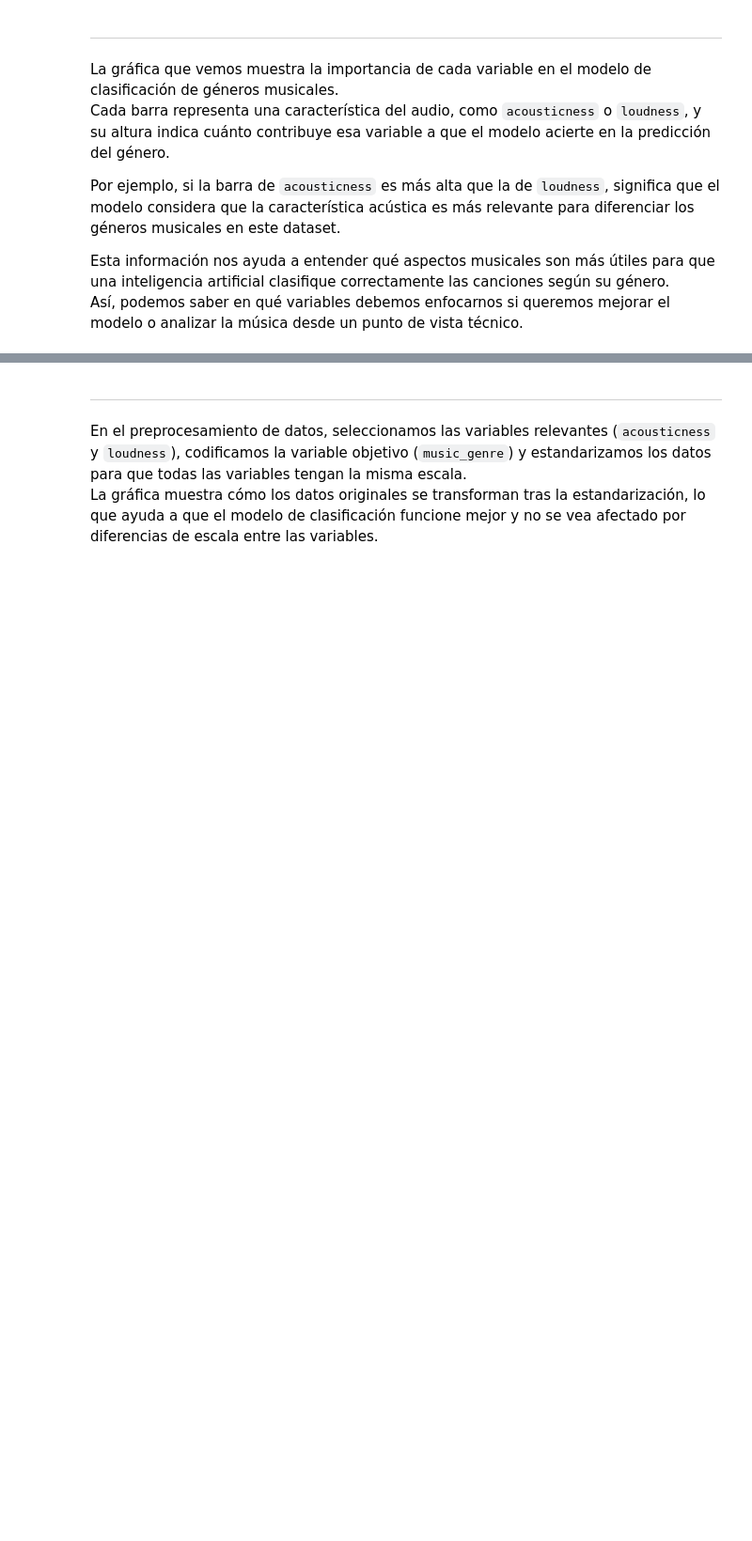
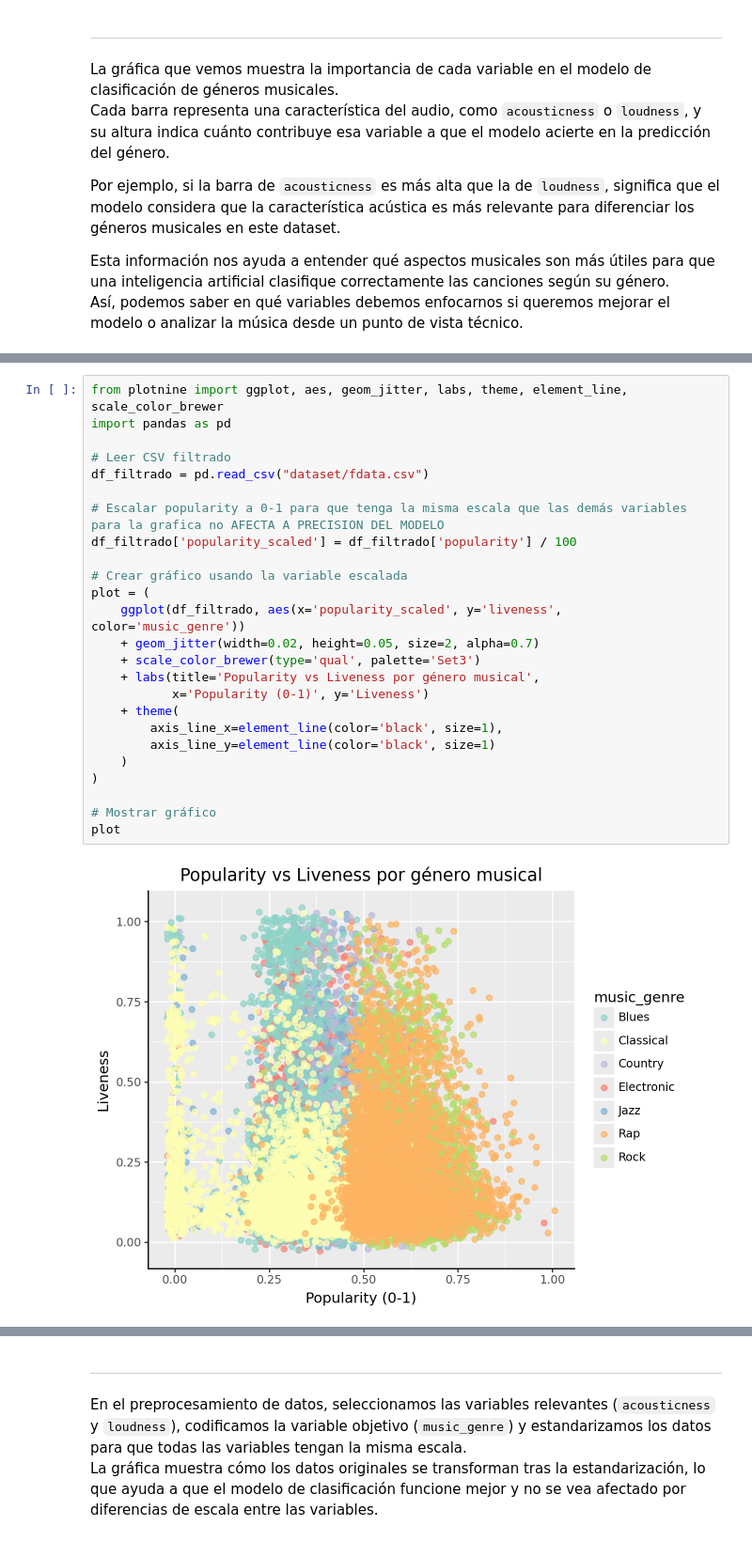
Before and after one commit to NoeRodriguez2104/Trabajo-IA-1, a Jupyter notebook: proyecto_musica.ipynb, the cells around one changed output, grey strips where cells are left out. Shown at 94% size. Drawn from its saved outputs; the diff is of its cells as text; blank space fills up the shorter version.

```diff
--- a/proyecto_musica.ipynb
+++ b/proyecto_musica.ipynb
@@ -121 +170,28 @@ plot
+# %%
+from plotnine import ggplot, aes, geom_jitter, labs, theme, element_line, scale_color_brewer
+import pandas as pd
+
+# Leer CSV filtrado
+df_filtrado = pd.read_csv("dataset/fdata.csv")
+
+# Escalar popularity a 0-1 para que tenga la misma escala que las demás variables para la grafica no AFECTA A PRECISION DEL MODELO
+df_filtrado['popularity_scaled'] = df_filtrado['popularity'] / 100
+
+# Crear gráfico usando la variable escalada
+plot = (
+    ggplot(df_filtrado, aes(x='popularity_scaled', y='liveness', color='music_genre'))
+    + geom_jitter(width=0.02, height=0.05, size=2, alpha=0.7)
+    + scale_color_brewer(type='qual', palette='Set3')
+    + labs(title='Popularity vs Liveness por género musical',
+           x='Popularity (0-1)', y='Liveness')
+    + theme(
+        axis_line_x=element_line(color='black', size=1),
+        axis_line_y=element_line(color='black', size=1)
+    )
+)
+
+# Mostrar gráfico
+plot
+# %% [output]
+[figure, added]
 # %% [markdown]
```
Also changed, not shown: parts of 15 cells of this notebook, 1 other file.
